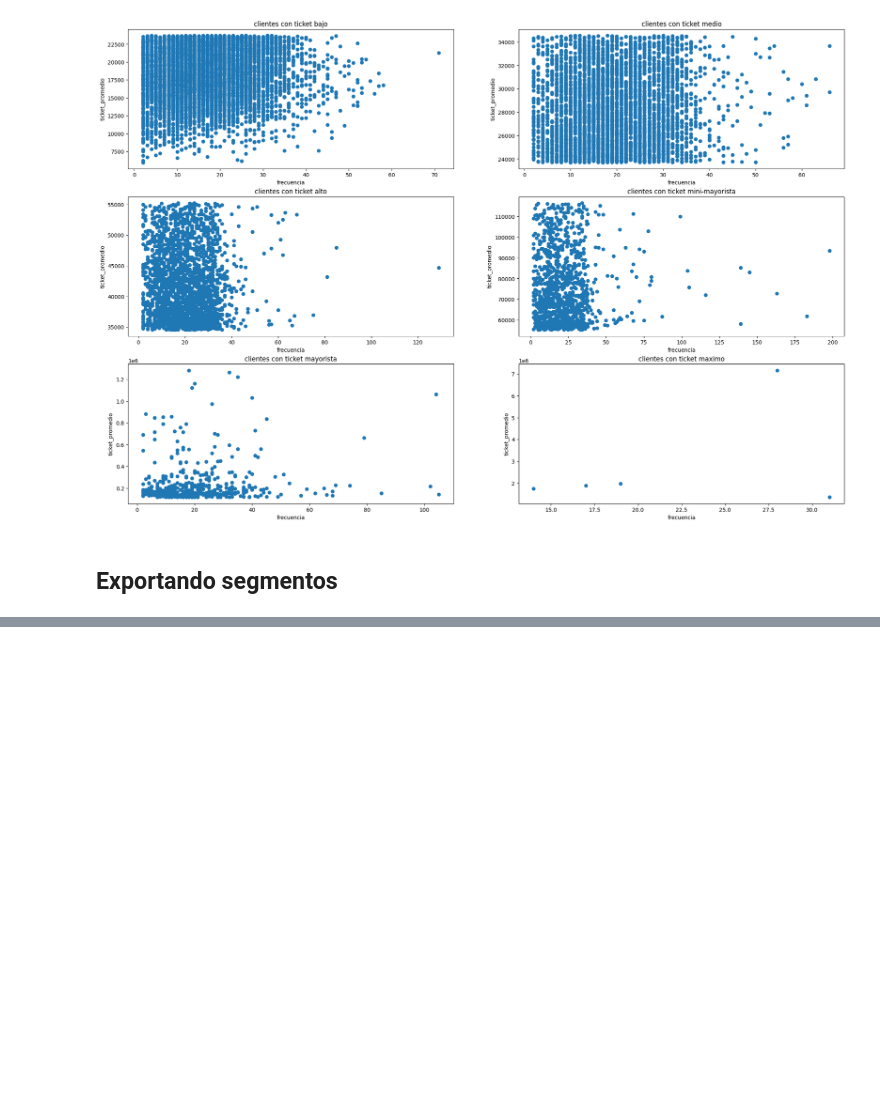
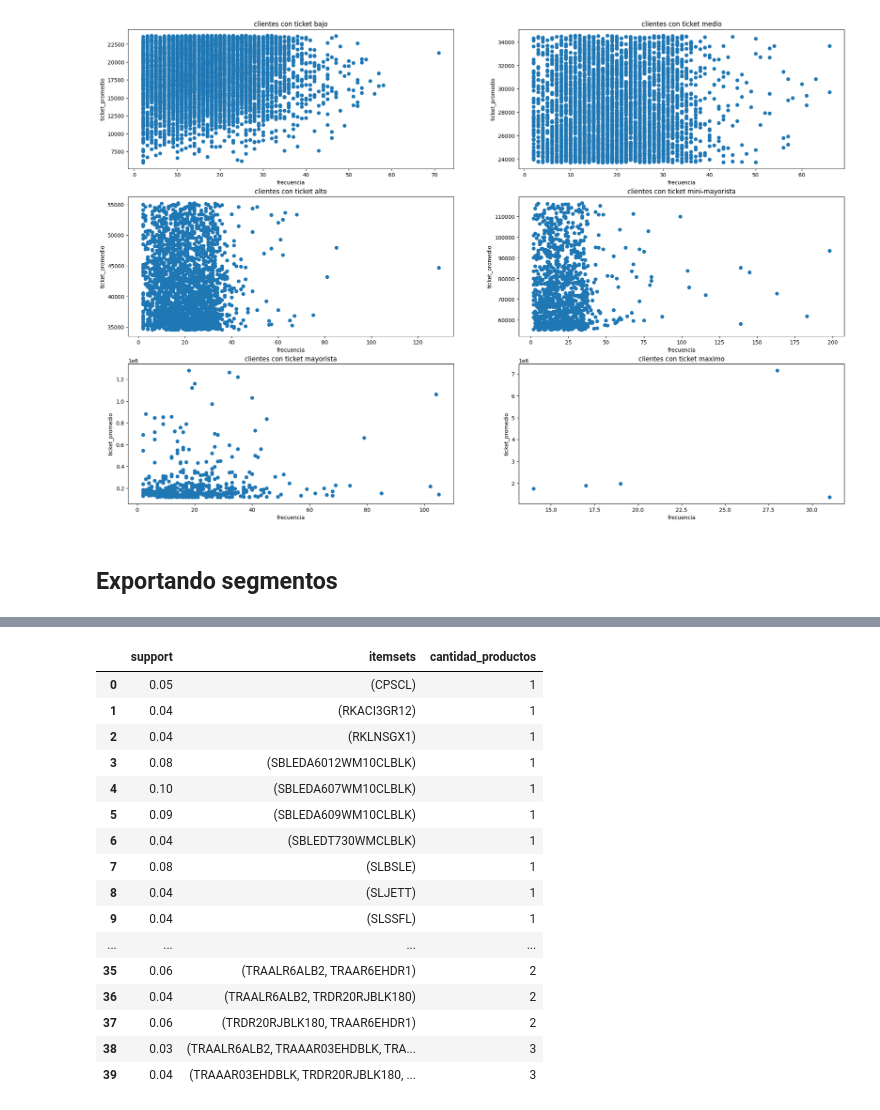
Before and after one commit to TheKey06/Market-Basket-Analysis, a Jupyter notebook: notebooks/Segmentacion.ipynb, the cells around one changed output, grey strips where cells are left out. Drawn from its saved outputs; the diff is of its cells as text; code cells hidden in the pictures; blank space fills up the shorter version.

```diff
--- a/notebooks/Segmentacion.ipynb
+++ b/notebooks/Segmentacion.ipynb
@@ -607,0 +657,22 @@ df_nuevos.to_csv('../processed/clientes_nuevos.csv', sep=';',index=False)
+# %%
+mba =apriori(df_matriz, min_support=0.03, use_colnames=True)
+mba['cantidad_productos'] = mba['itemsets'].apply(lambda x: len(x))
+mba
+# %% [output]
+|  | support | itemsets | cantidad_productos |
+| 0 | 0.05 | (CPSCL) | 1 |
+| 1 | 0.04 | (RKACI3GR12) | 1 |
+| 2 | 0.04 | (RKLNSGX1) | 1 |
+| 3 | 0.08 | (SBLEDA6012WM10CLBLK) | 1 |
+| 4 | 0.10 | (SBLEDA607WM10CLBLK) | 1 |
+| 5 | 0.09 | (SBLEDA609WM10CLBLK) | 1 |
+| 6 | 0.04 | (SBLEDT730WMCLBLK) | 1 |
+| 7 | 0.08 | (SLBSLE) | 1 |
+| 8 | 0.04 | (SLJETT) | 1 |
+| 9 | 0.04 | (SLSSFL) | 1 |
+| ... | ... | ... | ... |
+| 35 | 0.06 | (TRAALR6ALB2, TRAAR6EHDR1) | 2 |
+| 36 | 0.04 | (TRAALR6ALB2, TRDR20RJBLK180) | 2 |
+| 37 | 0.06 | (TRDR20RJBLK180, TRAAR6EHDR1) | 2 |
+| 38 | 0.03 | (TRAALR6ALB2, TRAAAR03EHDBLK, TRA... | 3 |
+| 39 | 0.04 | (TRAAAR03EHDBLK, TRDR20RJBLK180, ... | 3 |
```
Also changed, not shown: parts of 12 cells of this notebook, 8 other files.
